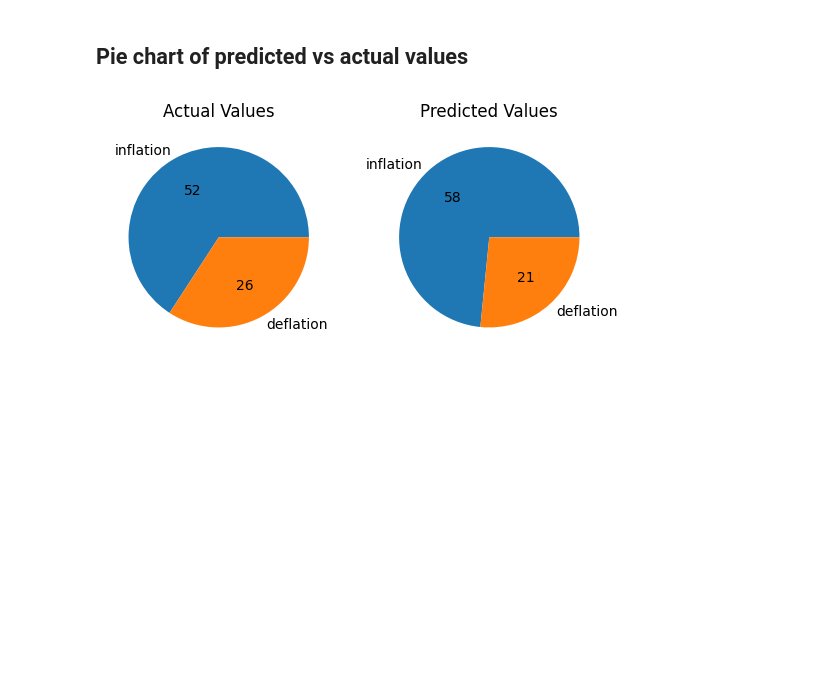
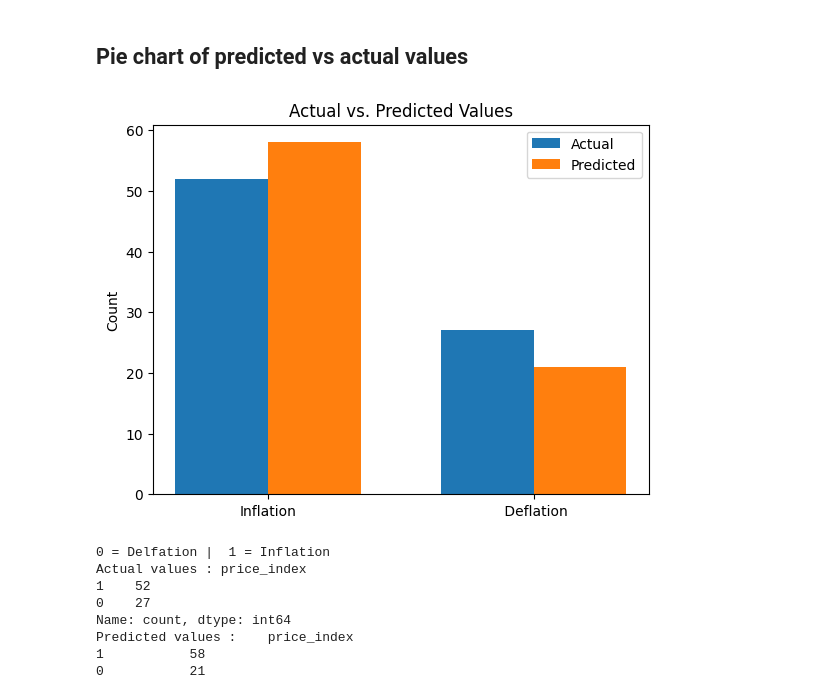
Before and after one commit to SachinGuria47/Analyzing-Price-Trends-and-Predicting-Economic-Index-Movements-using-Machine-Learning, a Jupyter notebook: Prediction_Models.ipynb, the cells around one changed output. Saved outputs shown, nothing was run; the diff lists cells and outputs as text; code cells hidden in the pictures; blank space fills up the shorter version.

```diff
--- a/Prediction_Models.ipynb
+++ b/Prediction_Models.ipynb
@@ -149,25 +147,36 @@ plt.show()
 [figure]
 # %% [markdown]
 ## Pie chart of predicted vs actual values
-# %%
-labels = ['inflation','deflation']
-
-plt.subplot(1, 2, 1)
-actual = y_test.value_counts()
-def absolute_value(val):
-    total = sum(actual)
-    return f'{int(val/100*total)}'
-plt.pie(actual,labels=labels,autopct=absolute_value)
-plt.title('Actual Values')
-
-plt.subplot(1, 2, 2)
-predicted = pd.Series(y_pred).value_counts()
-def absolute_value(val):
-    total = sum(predicted)
-    return f'{int(val/100*total)}'
-plt.pie(predicted,labels=labels,autopct=absolute_value)
-plt.title('Predicted Values')
-
-plt.show()
-# %% [output]
-[figure, removed]
+# %%
+actual = y_test.value_counts()
+predicted = pd.Series(y_pred).value_counts()
+
+data = pd.DataFrame({'Actual': actual, 'Predicted': predicted})
+labels = ['Inflation',' Deflation']
+x = np.arange(len(labels))
+width = 0.35
+
+fig, ax = plt.subplots()
+rects1 = ax.bar(x - width/2, data['Actual'], width, label='Actual')
+rects2 = ax.bar(x + width/2, data['Predicted'], width, label='Predicted')
+
+ax.set_ylabel('Count')
+ax.set_title('Actual vs. Predicted Values')
+ax.set_xticks(x)
+ax.set_xticklabels(labels)
+ax.legend()
+plt.show()
+print('0 = Delfation |  1 = Inflation')
+print(f'Actual values : {actual}')
+predicted_value = pd.DataFrame({'price_index':predicted})
+print(f'Predicted values : {predicted_value}')
+# %% [output]
+[figure, added]
+0 = Delfation |  1 = Inflation
+Actual values : price_index
+1    52
+0    27
+Name: count, dtype: int64
+Predicted values :    price_index
+1           58
+0           21
```
Also changed, not shown: parts of 1 cell of this notebook.
